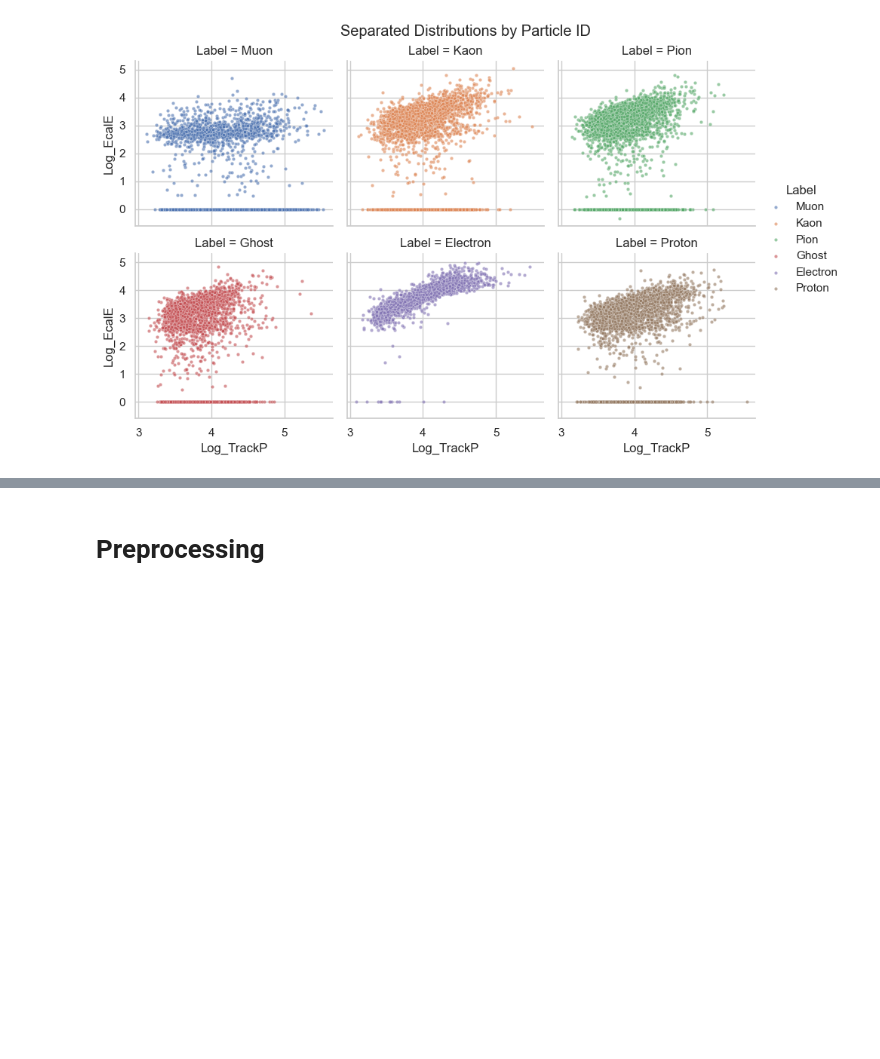
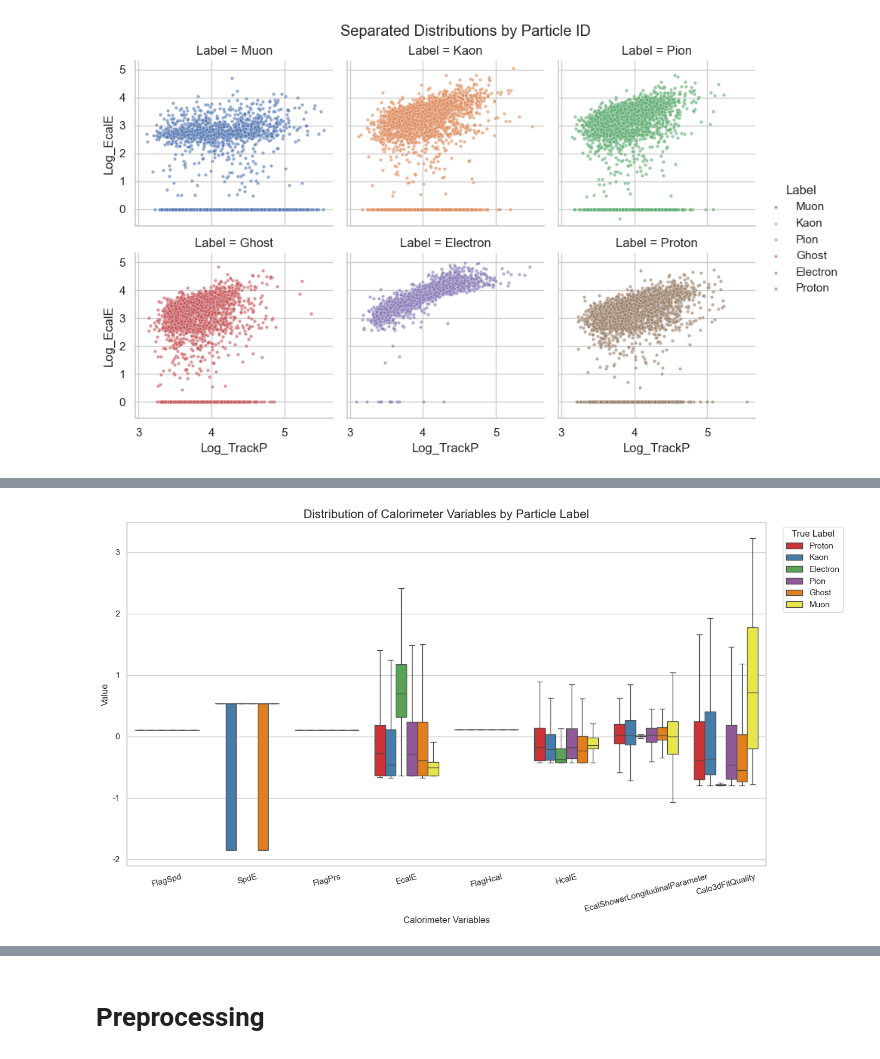
Before and after one commit to Jongseok103/UOS-Assignments, a Jupyter notebook: BigDataPhysic/CL_LHC.ipynb, the cells around one changed output, grey strips where cells are left out. Cells and saved outputs as stored; diff of their text form; code cells hidden in the pictures; blank space fills up the shorter version.

```diff
--- a/BigDataPhysic/CL_LHC.ipynb
+++ b/BigDataPhysic/CL_LHC.ipynb
@@ -409,3 +466,40 @@ t-SNE 계산 중... 잠시만 기다려주세요.
+# %%
+# Feature Group - Calorimetrs
+
+
+
+
+calo_cols = ['FlagSpd', 'SpdE', 'FlagPrs', 'EcalE', 'FlagHcal', 'HcalE', 'EcalShowerLongitudinalParameter', 'Calo3dFitQuality']
+
+df_viz = df_sample.copy()
+df_viz[calo_cols] = df_viz[calo_cols].replace(-999.0, np.nan)
+df_viz = df_viz.dropna(subset=calo_cols)
+df_viz[calo_cols] = scaler.fit_transform(df_viz[calo_cols])
+df_calo = df_viz[['Label'] + calo_cols].melt(
+    id_vars=['Label'],
+    value_vars=calo_cols,
+    var_name='Calorimeter_Variable',
+    value_name='Value'
+)
+# Calorimeter 분포 시각화
+plt.figure(figsize=(14, 8))
+sns.boxplot(
+    data=df_calo,
+    x='Calorimeter_Variable',
+    y='Value',
+    hue='Label',
+    palette='Set1',
+    showfliers=False  # 이상치 제외하고 분포 중심 확인
+)
+plt.title('Distribution of Calorimeter Variables by Particle Label', fontsize=16)
+plt.xticks(rotation=15)
+plt.xlabel('Calorimeter Variables', fontsize=12)
+plt.ylabel('Value', fontsize=12)
+plt.legend(title='True Label', bbox_to_anchor=(1.02, 1), loc='upper left')
+plt.tight_layout()
+plt.show()
+# %% [output]
+[figure, added]
 # %%
 # RICH 관련 컬럼
 rich_cols = ['RICH_DLLbeElectron', 'RICH_DLLbeMuon', 'RICH_DLLbeKaon', 'RICH_DLLbeProton', 'RICH_DLLbeBCK']
```
Also changed, not shown: parts of 9 cells of this notebook.
